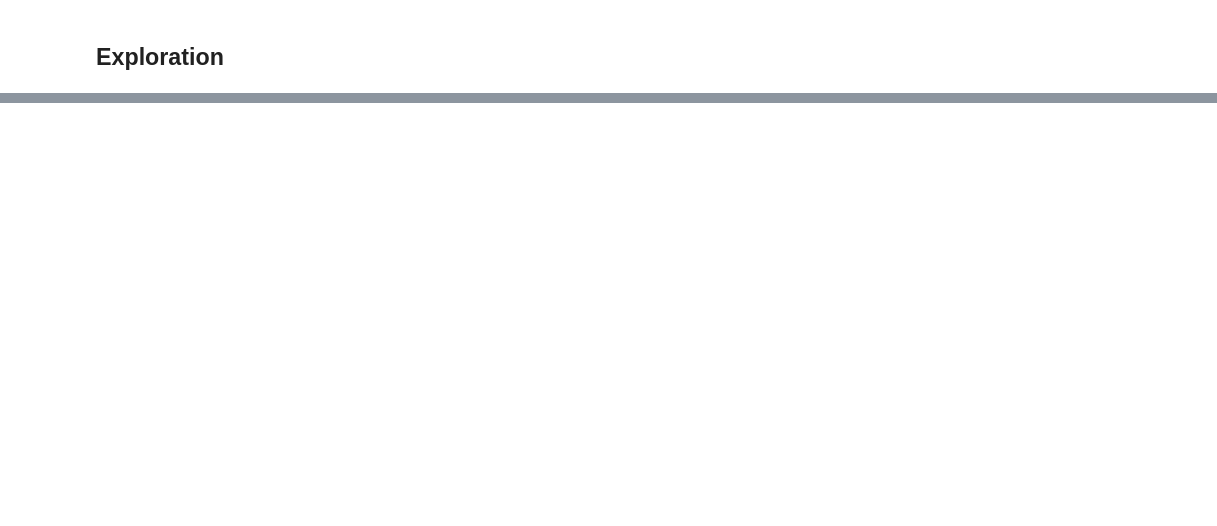
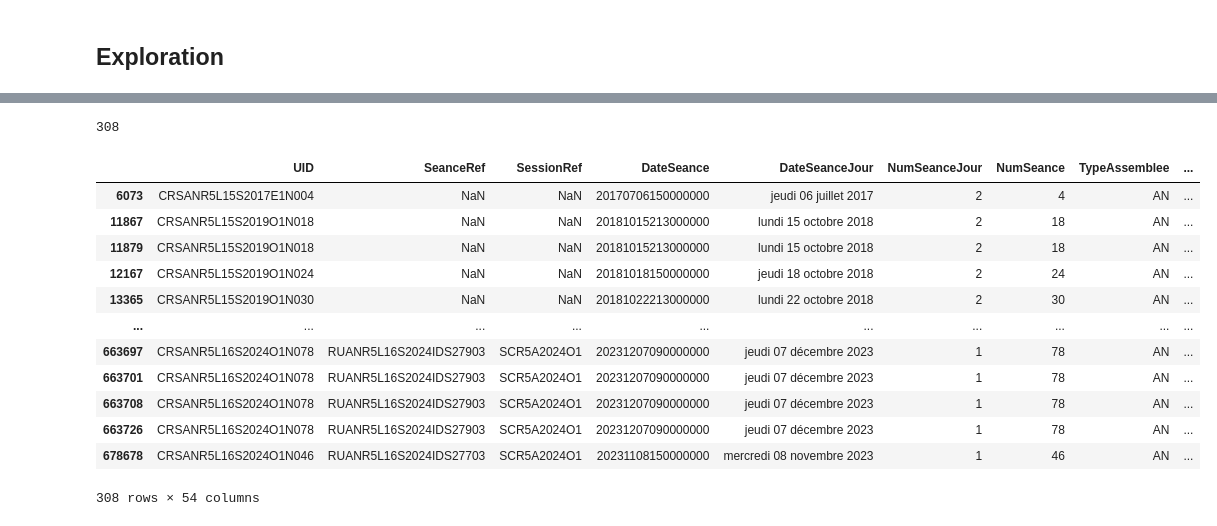
Before and after one commit to Matthias-Levalet/republique-cest-quoi, a Jupyter notebook: notebooks/2_clean_filter.ipynb, the cells around one changed output, grey strips where cells are left out. Cells and saved outputs as stored; diff of their text form; code cells hidden in the pictures; blank space fills up the shorter version.

```diff
--- a/notebooks/2_clean_filter.ipynb
+++ b/notebooks/2_clean_filter.ipynb
@@ -429,0 +489,22 @@ Name: count, dtype: int64
+# %%
+df["id_acteur"].isna().sum()  # 0
+# %% [output]
+308
+# %%
+chelou = df[df["id_acteur"].isna()]
+# %%
+chelou
+# %% [output]
+|  | UID | SeanceRef | SessionRef | DateSeance | DateSeanceJour | NumSeanceJour | NumSeance | TypeAssemblee | ... |
+| 6073 | CRSANR5L15S2017E1N004 | NaN | NaN | 20170706150000000 | jeudi 06 juillet 2017 | 2 | 4 | AN | ... |
+| 11867 | CRSANR5L15S2019O1N018 | NaN | NaN | 20181015213000000 | lundi 15 octobre 2018 | 2 | 18 | AN | ... |
+| 11879 | CRSANR5L15S2019O1N018 | NaN | NaN | 20181015213000000 | lundi 15 octobre 2018 | 2 | 18 | AN | ... |
+| 12167 | CRSANR5L15S2019O1N024 | NaN | NaN | 20181018150000000 | jeudi 18 octobre 2018 | 2 | 24 | AN | ... |
+| 13365 | CRSANR5L15S2019O1N030 | NaN | NaN | 20181022213000000 | lundi 22 octobre 2018 | 2 | 30 | AN | ... |
+| ... | ... | ... | ... | ... | ... | ... | ... | ... | ... |
+| 663697 | CRSANR5L16S2024O1N078 | RUANR5L16S2024IDS27903 | SCR5A2024O1 | 20231207090000000 | jeudi 07 décembre 2023 | 1 | 78 | AN | ... |
+| 663701 | CRSANR5L16S2024O1N078 | RUANR5L16S2024IDS27903 | SCR5A2024O1 | 20231207090000000 | jeudi 07 décembre 2023 | 1 | 78 | AN | ... |
+| 663708 | CRSANR5L16S2024O1N078 | RUANR5L16S2024IDS27903 | SCR5A2024O1 | 20231207090000000 | jeudi 07 décembre 2023 | 1 | 78 | AN | ... |
+| 663726 | CRSANR5L16S2024O1N078 | RUANR5L16S2024IDS27903 | SCR5A2024O1 | 20231207090000000 | jeudi 07 décembre 2023 | 1 | 78 | AN | ... |
+| 678678 | CRSANR5L16S2024O1N046 | RUANR5L16S2024IDS27703 | SCR5A2024O1 | 20231108150000000 | mercredi 08 novembre 2023 | 1 | 46 | AN | ... |
+308 rows × 54 columns
```
Also changed, not shown: parts of 28 cells of this notebook.
